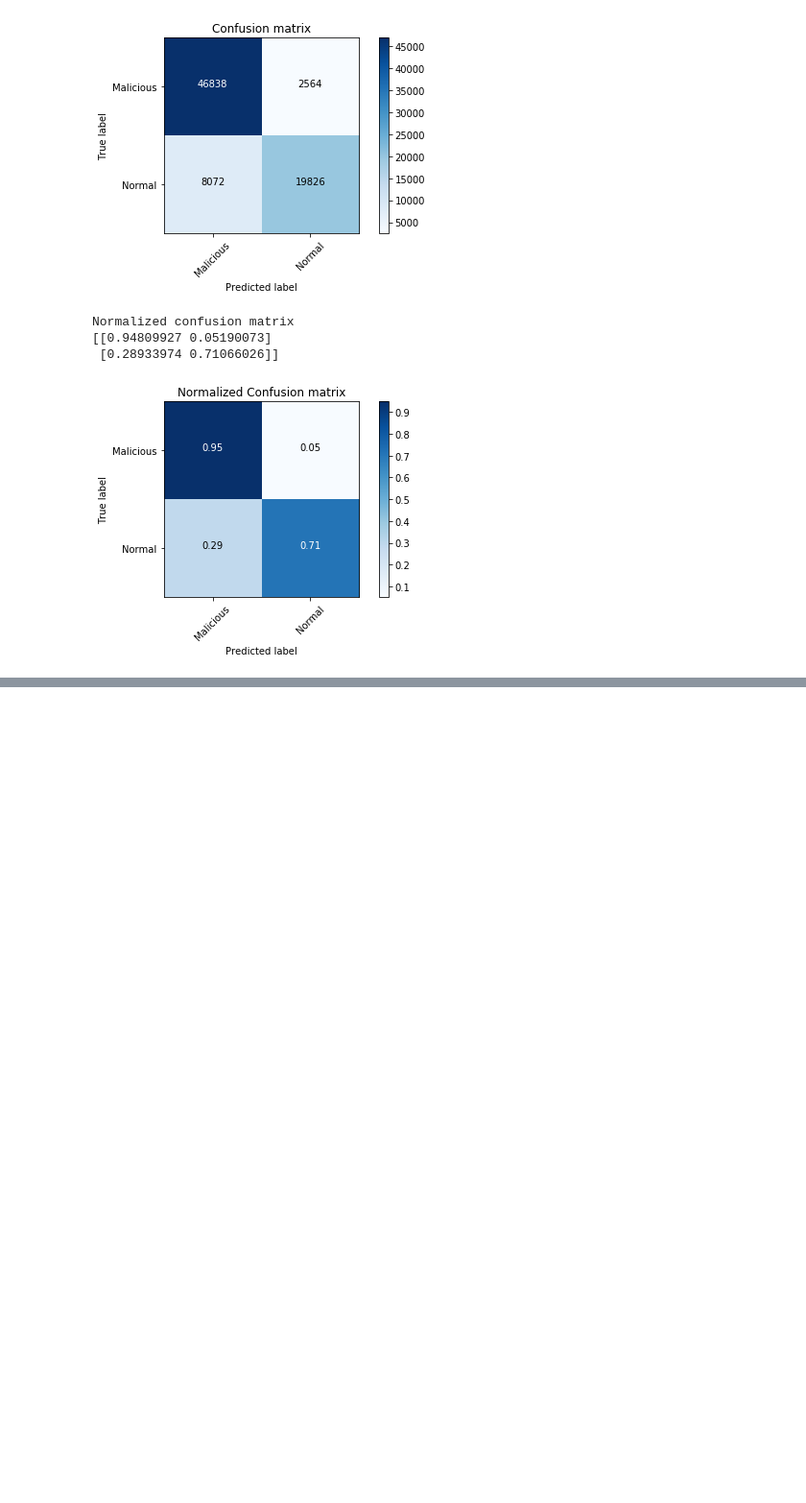
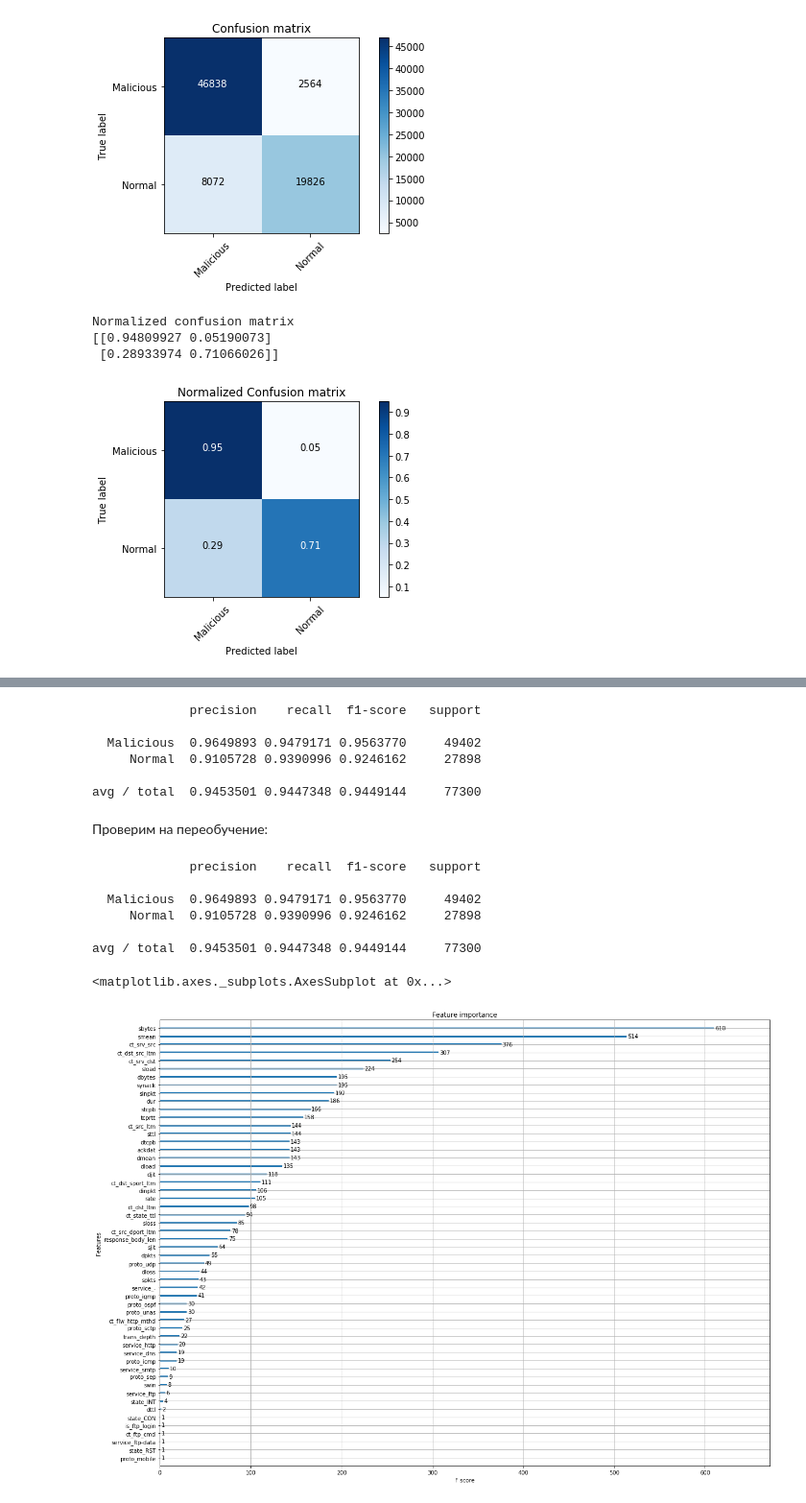
Before and after one commit to nevpo/nids, a Jupyter notebook: Network IDS Classifier.ipynb, the cells around one changed output, grey strips where cells are left out. Shown: that part at 96% size. Saved outputs shown, nothing was run; the diff lists cells and outputs as text; code cells hidden in the pictures; blank space fills up the shorter version.

```diff
--- a/Network IDS Classifier.ipynb
+++ b/Network IDS Classifier.ipynb
@@ -599,0 +657,11 @@ grid.best_params_
+# %%
+from xgboost import XGBClassifier, plot_importance
+
+xgb_model = XGBClassifier(n_jobs=-1)
+grid = GridSearchCV(xgb_model,
+                    {'max_depth': [2,4,6],
+                    'n_estimators': [50,100,200]},
+                     cv=StratifiedKFold(n_splits=5, random_state=19),
+                     scoring='f1', verbose=1, n_jobs=-1
+                   )
+grid.fit(df_train, dfy_train)
@@ -599,0 +683,30 @@ grid.best_params_
+# %%
+print(classification_report(dfy_test, grid.best_estimator_.predict(df_test),
+                            target_names = ['Malicious', 'Normal'], digits=7))
+# %% [output]
+             precision    recall  f1-score   support
+
+  Malicious  0.9649893 0.9479171 0.9563770     49402
+     Normal  0.9105728 0.9390996 0.9246162     27898
+
+avg / total  0.9453501 0.9447348 0.9449144     77300
+# %% [markdown]
+Проверим на переобучение:
+# %%
+best_boost = grid.best_estimator_
+best_boost.fit(df_train, dfy_train)
+print(classification_report(dfy_test, best_boost.predict(df_test), target_names = ['Malicious', 'Normal'], digits=7))
+# %% [output]
+             precision    recall  f1-score   support
+
+  Malicious  0.9649893 0.9479171 0.9563770     49402
+     Normal  0.9105728 0.9390996 0.9246162     27898
+
+avg / total  0.9453501 0.9447348 0.9449144     77300
+# %%
+from xgboost import plot_importance
+fig, ax = plt.subplots(1,1,figsize=(20,15))
+plot_importance(best_boost, ax)
+# %% [output]
+<matplotlib.axes._subplots.AxesSubplot at 0x...>
+[figure, added]
```
Also changed, not shown: parts of 44 cells of this notebook.
